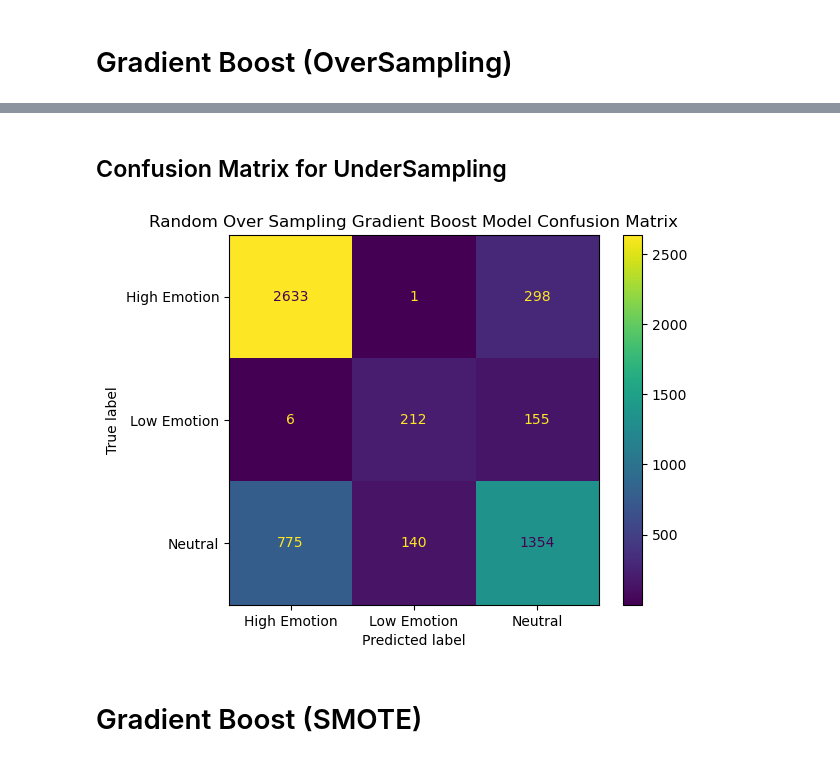
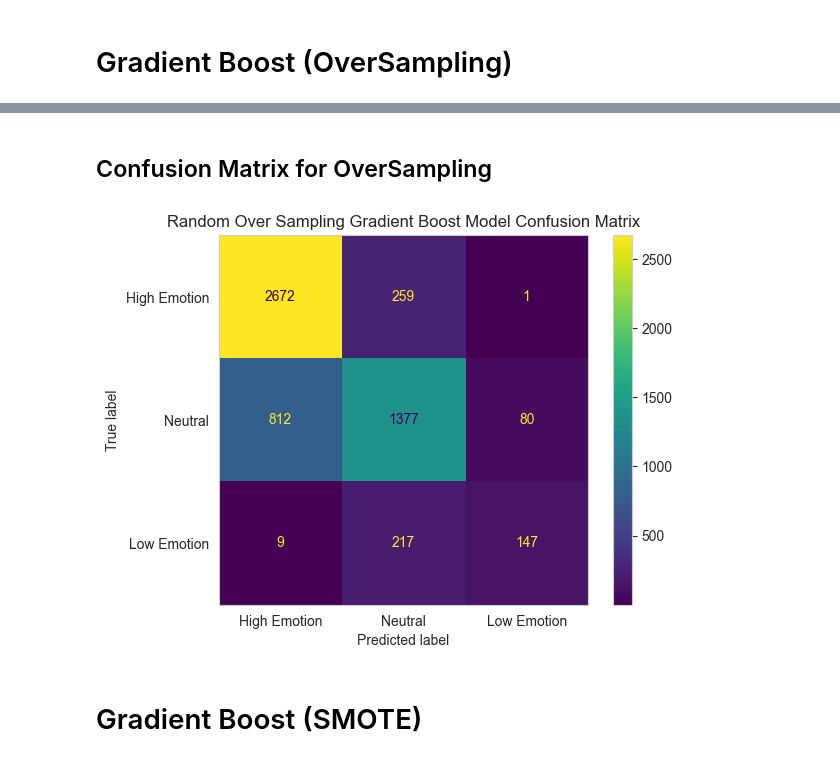
Before and after one commit to sharmista2shastry/W4995-Project-1, a Jupyter notebook: gradient_boost.ipynb, the cells around one changed output, grey strips where cells are left out. Drawn from its saved outputs; the diff is of its cells as text; code cells hidden in the pictures.

```diff
--- a/gradient_boost.ipynb
+++ b/gradient_boost.ipynb
@@ -56,7 +56,7 @@ categorical_columns = ["genre", "topic"]
 categorical_features = song_X[categorical_columns]
 
 # OneHotEncode categorical features
-onehot_encoder = OneHotEncoder(sparse_output=False, drop='first', handle_unknown='error')
+onehot_encoder = OneHotEncoder(sparse=False, drop='first', handle_unknown='error')
 onehot_encoded_features = onehot_encoder.fit_transform(categorical_features)
 
 one_hot_encoded_df = pd.DataFrame(onehot_encoded_features, columns=onehot_encoder.get_feature_names_out(categorical_columns))
@@ -104,6 +104,8 @@ processed_song_X.head()
 | 3 | 0.0 | 1.354839 | 16.497359 | 0.024956 | -0.005229 | 10.338176 | -0.005099 | -0.016859 | 0.075088 | ... |
 | 4 | 0.0 | 1.354839 | -0.039654 | -0.032634 | -0.008358 | 11.647211 | -0.006155 | 2.151139 | -0.288912 | ... |
 5 rows × 38 columns
+# %%
+LABELS = ["High Emotion", "Neutral", "Low Emotion"]
 # %%
 # Split the dataset into training (60%), validation (20%), and test (20%) sets
 
@@ -384,14 +403,15 @@ weighted avg       0.75      0.75      0.75      5574
 # %% [markdown]
-## Confusion Matrix for UnderSampling
+## Confusion Matrix for OverSampling
 # %%
 # confusion matrix for over sampling gradient model
-cm4 = confusion_matrix(y_test, oversample_gradient_model_pred)
-disp4 = ConfusionMatrixDisplay(confusion_matrix=cm4, display_labels=oversample_gradient_model.classes_)
+cm4 = confusion_matrix(y_test, oversample_gradient_model_pred, labels=LABELS)
+disp4 = ConfusionMatrixDisplay(confusion_matrix=cm4, display_labels=LABELS)
 
 # plot confusion matrix
 
 disp4.plot(values_format='')
 plt.title("Random Over Sampling Gradient Boost Model Confusion Matrix")
+plt.grid(False)
 plt.show()
 # %% [output]
-[figure, old version]
+[figure, new version]
```
Also changed, not shown: parts of 15 cells of this notebook, 6 other files.
